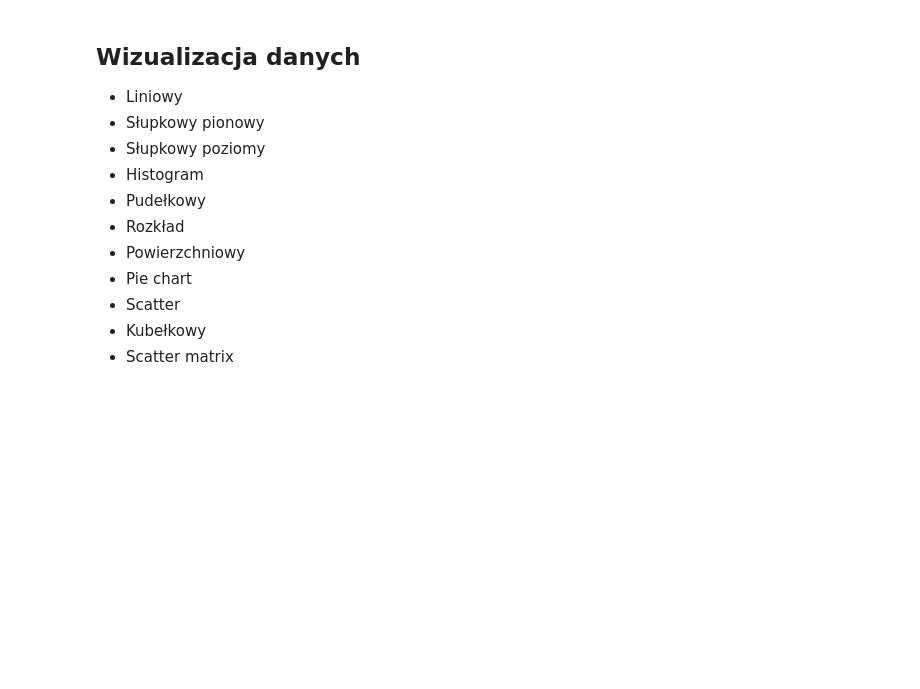
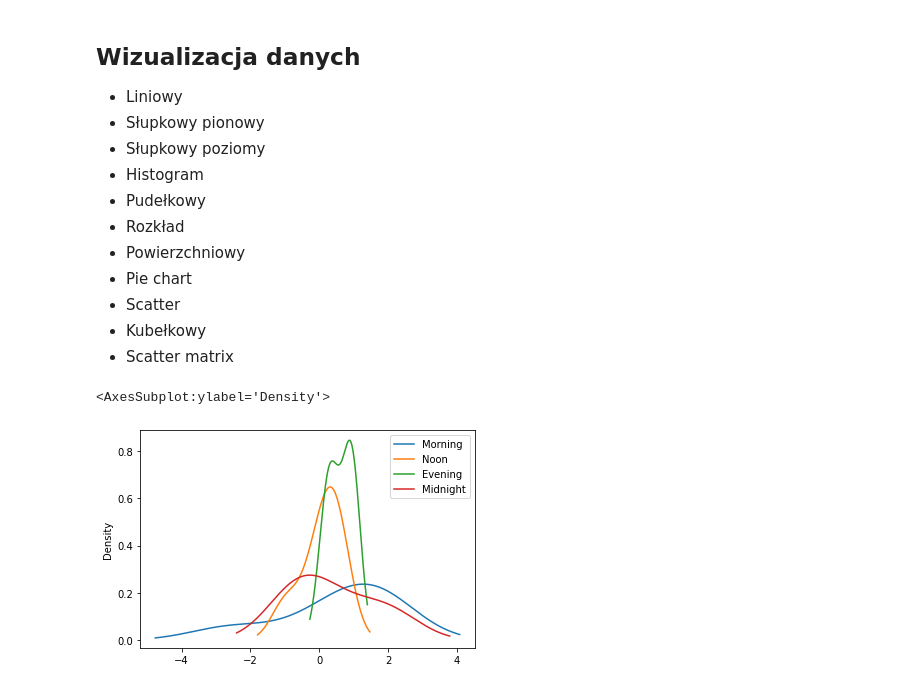
Before and after one commit to sagespl/python-masterclass, a Jupyter notebook: f04e-pandas-dataframe-dane-lekcja.ipynb, the cells around one changed output. Drawn from its saved outputs; the diff is of its cells as text; code cells hidden in the pictures; blank space fills up the shorter version.

```diff
--- a/f04e-pandas-dataframe-dane-lekcja.ipynb
+++ b/f04e-pandas-dataframe-dane-lekcja.ipynb
@@ -48,0 +61,5 @@ last_names = pd.DataFrame({
+# %%
+df1999['date'] = df1999.index
+df2000['date'] = df2000.index
+
+df1999.append(df2000, ignore_index=True).set_index('date')
@@ -50,3 +168,5 @@ last_names = pd.DataFrame({
 ## Eksport danych
 
 - Obsługiwane formaty
+# %%
+df = pd.concat([df1999, df2000])
@@ -64,3 +204,8 @@ last_names = pd.DataFrame({
 - Scatter
 - Kubełkowy
 - Scatter matrix
+# %%
+df.plot(kind='density')
+# %% [output]
+<AxesSubplot:ylabel='Density'>
+[figure, added]
```
Also changed, not shown: parts of 27 cells of this notebook, 3 other files.
